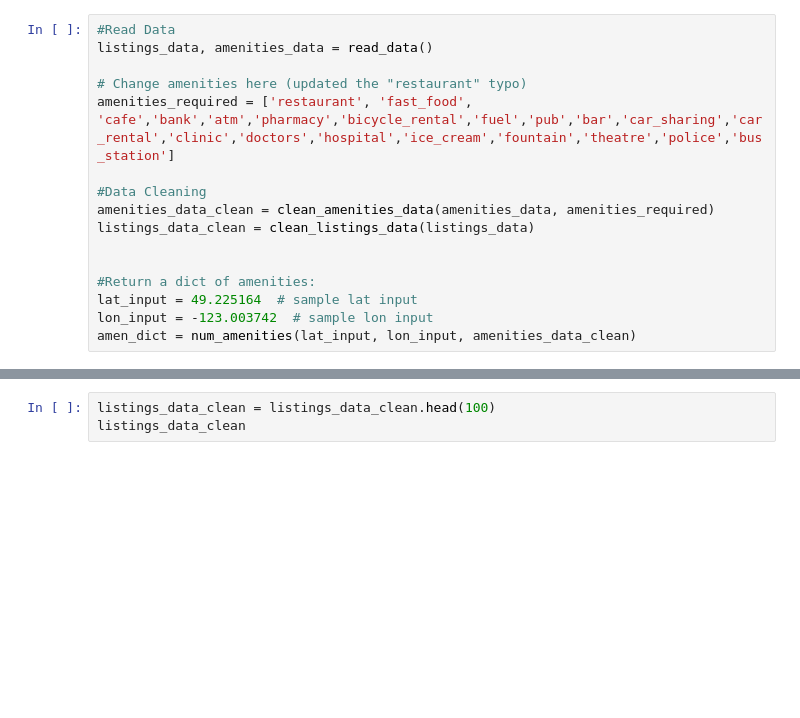
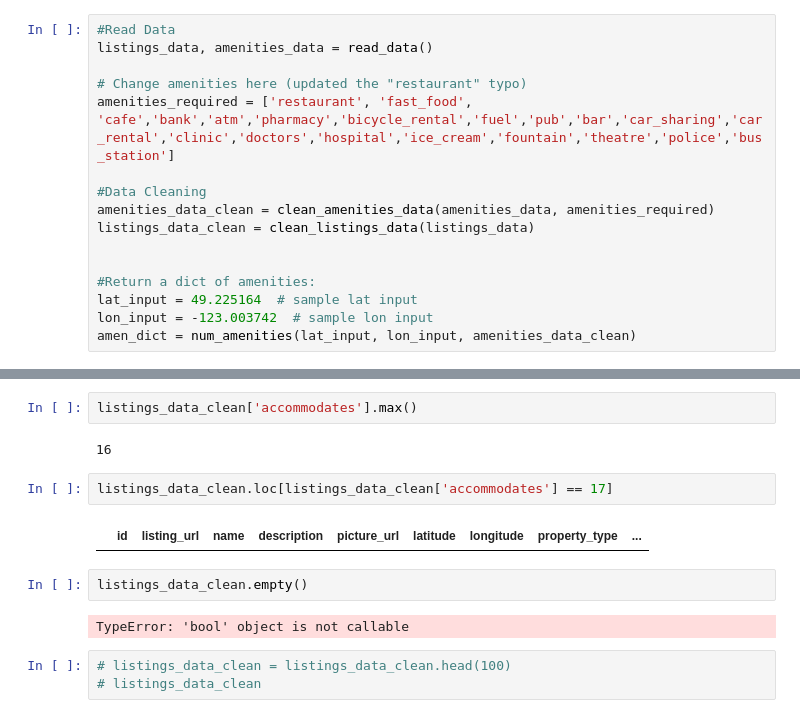
Before and after one commit to syang47/CMPT353-House-price-predictions, a Jupyter notebook: rough_data_analysis.ipynb, the cells around one changed output, grey strips where cells are left out. Drawn from its saved outputs; the diff is of its cells as text; blank space fills up the shorter version.

Commit message:
filtered listings data

```diff
--- a/rough_data_analysis.ipynb
+++ b/rough_data_analysis.ipynb
@@ -85,5 +100,17 @@ amen_dict
+# %%
+listings_data_clean['accommodates'].max()
+# %% [output]
+16
+# %%
+listings_data_clean.loc[listings_data_clean['accommodates'] == 17]
+# %% [output]
+|  | id | listing_url | name | description | picture_url | latitude | longitude | property_type | ... |
+# %%
+listings_data_clean.empty()
+# %% [output]
+TypeError: 'bool' object is not callable
 # %%
-listings_data_clean = listings_data_clean.head(100)
-listings_data_clean
+# listings_data_clean = listings_data_clean.head(100)
+# listings_data_clean
 # %%
 listings_data_clean['num_amenities_nearby'] = listings_data_clean.apply(lambda x: num_amenities(x['latitude'], x['longitude'], amenities_data_clean), axis = 1)
```
Also changed, not shown: parts of 10 cells of this notebook, 1 other file.
